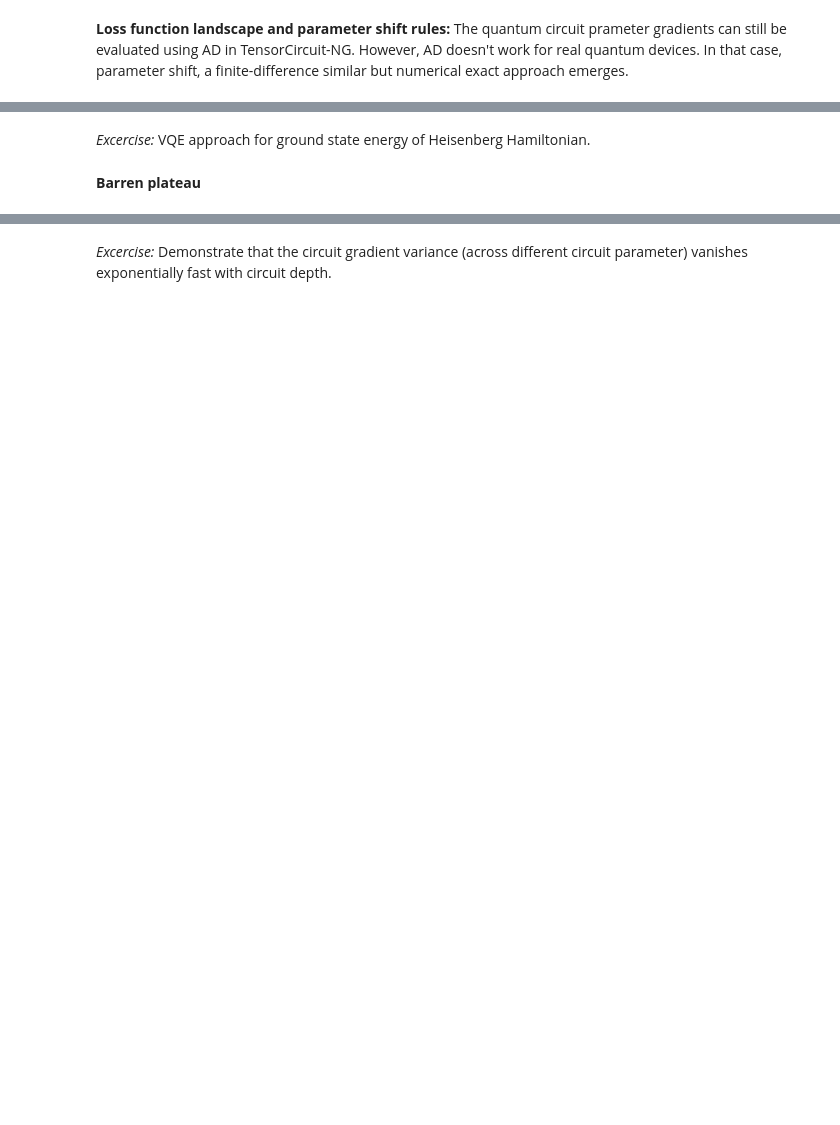
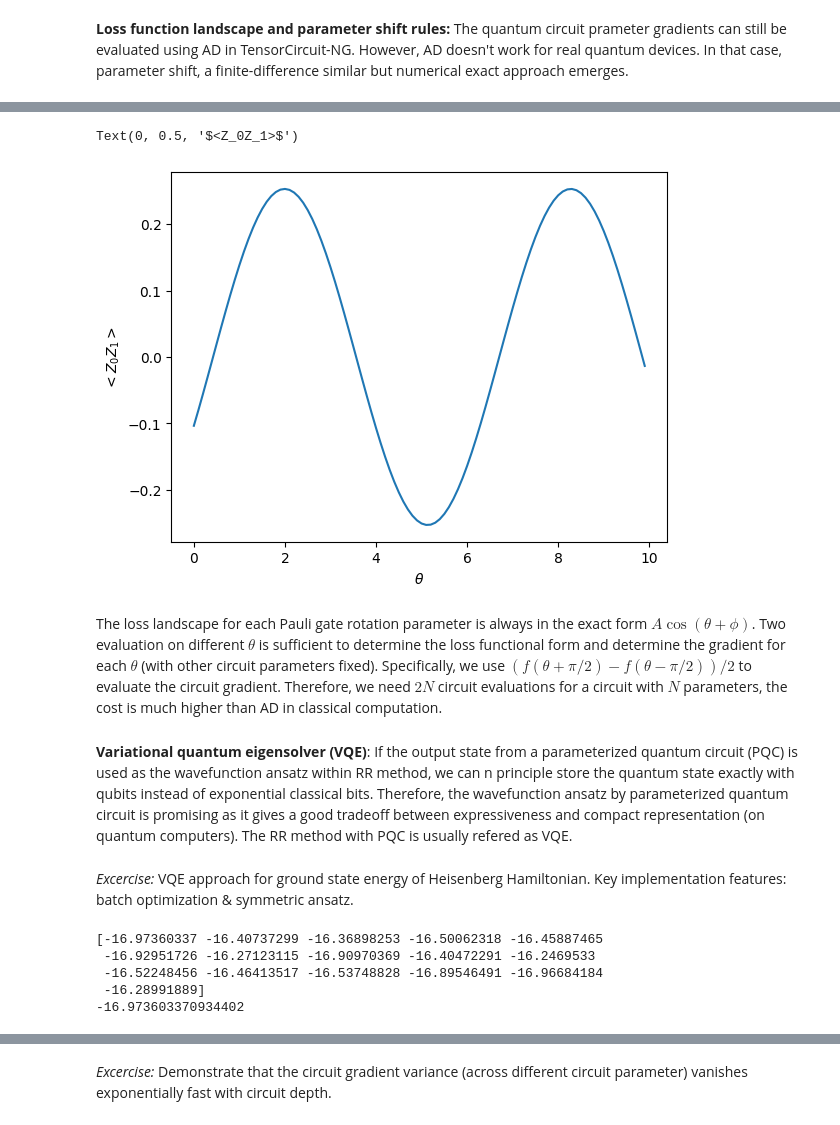
Before and after one commit to sxzgroup/qc_lecture, a Jupyter notebook: lectures/2_qc_nisq.ipynb, the cells around one changed output, grey strips where cells are left out. Saved outputs shown, nothing was run; the diff lists cells and outputs as text; code cells hidden in the pictures; blank space fills up the shorter version.

```diff
--- a/lectures/2_qc_nisq.ipynb
+++ b/lectures/2_qc_nisq.ipynb
@@ -207,4 +251,71 @@ In VQA, the parameterized function is modeled by a parameterized quantum circuit
+# %%
+# check another parameters
+
+param = K.implicit_randn(shape=[nlayers, n, 2])
+params = K.tile(param, [100, 1, 1])
+params = K.reshape(params, [100, nlayers, n, 2])
+deltaparams = np.zeros(shape=[100, nlayers, n, 2])
+deltaparams[:, 1, 0, 1] = np.arange(0, 10, 0.1)
+params += deltaparams
+
+plt.plot(np.arange(0, 10, 0.1), expectation_z(params, n, nlayers))
+plt.xlabel(r"$\theta$")
+plt.ylabel(r"$<Z_0Z_1>$")
+# %% [output]
+Text(0, 0.5, '$<Z_0Z_1>$')
+[figure, added]
+# %% [markdown]
+The loss landscape for each Pauli gate rotation parameter is always in the exact form $A\cos(\theta+\phi)$. Two evaluation on different $\theta$ is sufficient to determine the loss functional form and determine the gradient for each $\theta$ (with other circuit parameters fixed). Specifically, we use $(f(\theta + \pi/2)-f(\theta-\pi/2))/2$ to evaluate the circuit gradient. Therefore, we need $2N$ circuit evaluations for a circuit with $N$ parameters, the cost is much higher than AD in classical computation.
+# %% [markdown]
+**Variational quantum eigensolver (VQE)**: If the output state from a parameterized quantum circuit (PQC) is used as the wavefunction ansatz within RR method, we can n principle store the quantum state exactly with qubits instead of exponential classical bits. Therefore, the wavefunction ansatz by parameterized quantum circuit is promising as it gives a good tradeoff between expressiveness and compact representation (on quantum computers). The RR method with PQC is usually refered as VQE.
 # %% [markdown]
-*Excercise:* VQE approach for ground state energy of Heisenberg Hamiltonian.
+*Excercise:* VQE approach for ground state energy of Heisenberg Hamiltonian. Key implementation features: batch optimization & symmetric ansatz.
-# %% [markdown]
-**Barren plateau**
+# %%
+# We use a SU(2) symmetric ansatz for the SU(2) symmetric Hamiltonian,
+# which can restrict the ansatz within J=0 sector
+
+n, nlayers = 10, 2
+g = tc.templates.graphs.Line1D(n)
+hh = tc.quantum.heisenberg_hamiltonian(g, hxx=1, hyy=1, hzz=1)
+
+
+def energy(params):
+    nlayers, n = K.shape_tuple(params)
+    c = tc.Circuit(n)
+    for i in range(0, n - 1, 2):
+        c.x(i)
+        c.h(i)
+        c.cx(i, i + 1)
+        c.x(i + 1)
+    # initial state of (|01>-|10>)^n/2
+    for j in range(nlayers):
+        for i in range(n - 1):
+            c.iswap(i, i + 1, theta=params[j, i])
+            # e^{i \theta SWAP}
+    ene = tc.templates.measurements.operator_expectation(c, hh)
+    return K.real(ene)
+
+
+vagf = K.jit(K.vectorized_value_and_grad(energy))
+# optimization from multiple initialization at once
+
+batch = 16
+
+params = K.implicit_randn(stddev=1, shape=[batch, nlayers, n])
+history = []
+opt = K.optimizer(optax.adam(2e-3))
+
+
+for _ in range(1000):
+    enes, grads = vagf(params)
+    params = opt.update(grads, params)
+    history.append(enes)
+
+print(history[-1])
+print(K.min(history[-1]))
+# %% [output]
+[-16.97360337 -16.40737299 -16.36898253 -16.50062318 -16.45887465
+ -16.92951726 -16.27123115 -16.90970369 -16.40472291 -16.2469533
+ -16.52248456 -16.46413517 -16.53748828 -16.89546491 -16.96684184
+ -16.28991889]
+-16.973603370934402
```
Also changed, not shown: parts of 9 cells of this notebook, 2 other files.
